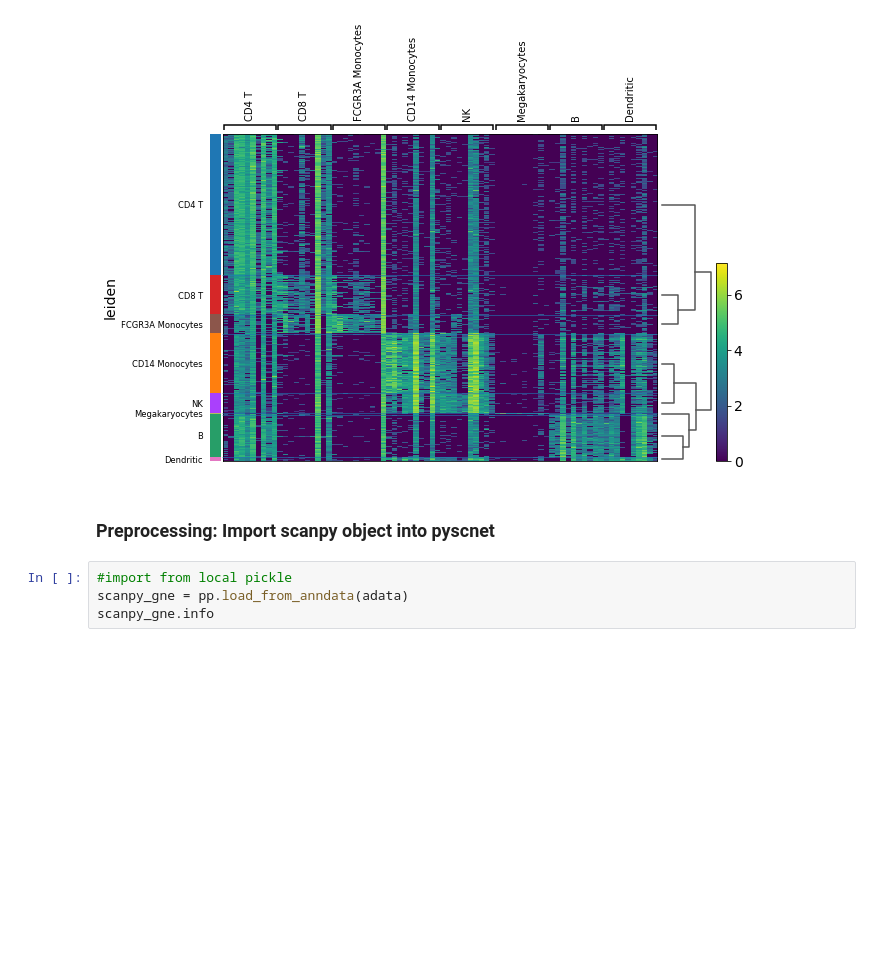
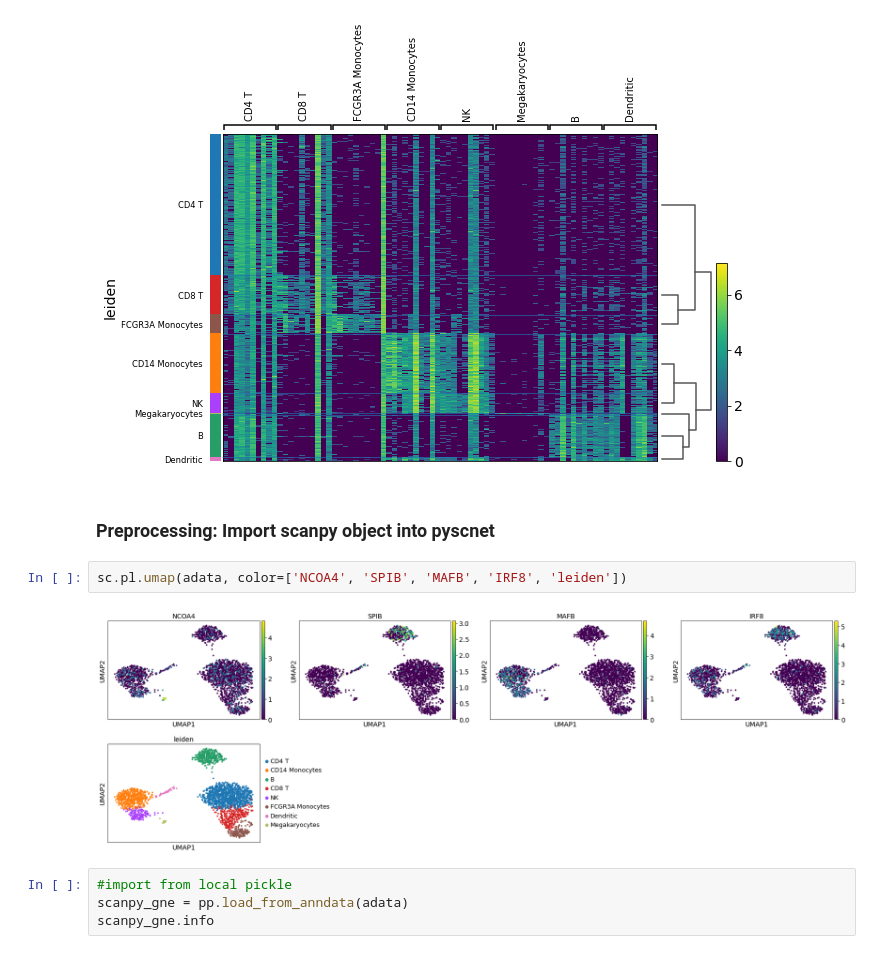
Before and after one commit to MingBit/PySCNet, a Jupyter notebook: tutorial/pyscnet_scanpy.ipynb, the cells around one changed output. Drawn from its saved outputs; the diff is of its cells as text; blank space fills up the shorter version.

```diff
--- a/tutorial/pyscnet_scanpy.ipynb
+++ b/tutorial/pyscnet_scanpy.ipynb
@@ -70,6 +70,10 @@ WARNING: Gene labels are not shown when more than 50 genes are visualized. To sh
 [figure]
 # %% [markdown]
 ### Preprocessing: Import scanpy object into pyscnet
+# %%
+sc.pl.umap(adata, color=['NCOA4', 'SPIB', 'MAFB', 'IRF8', 'leiden'])
+# %% [output]
+[figure, added]
 # %%
 #import from local pickle
 scanpy_gne = pp.load_from_anndata(adata)
```
Also changed, not shown: parts of 19 cells of this notebook, 1 other file.
